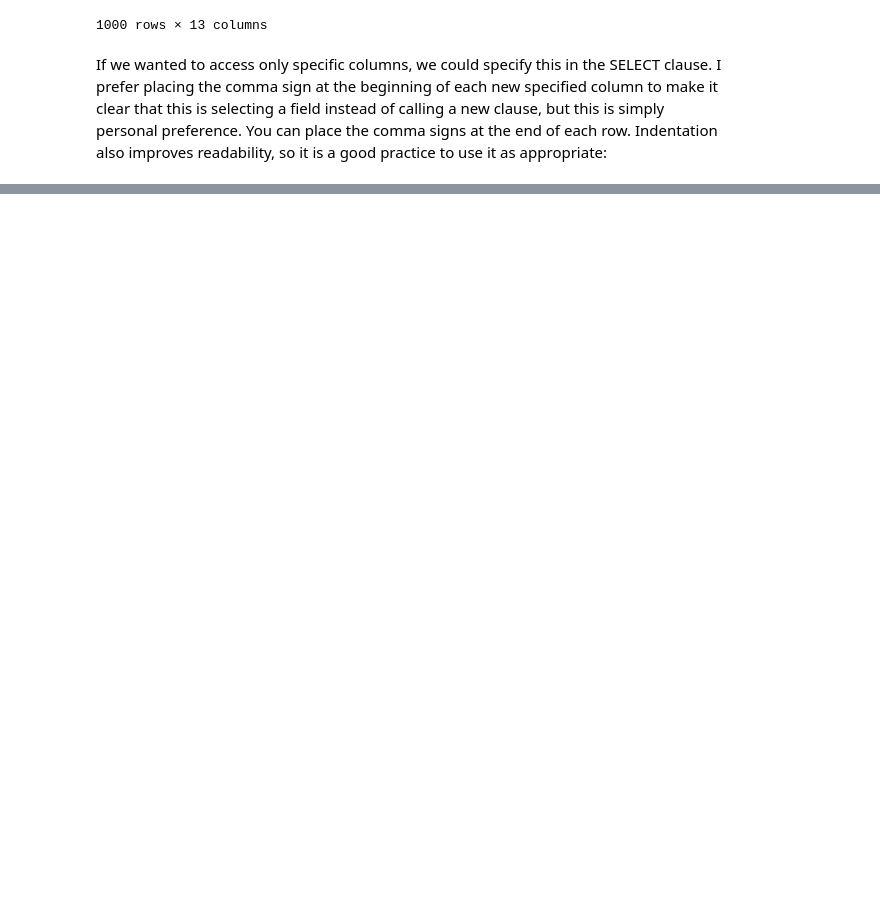
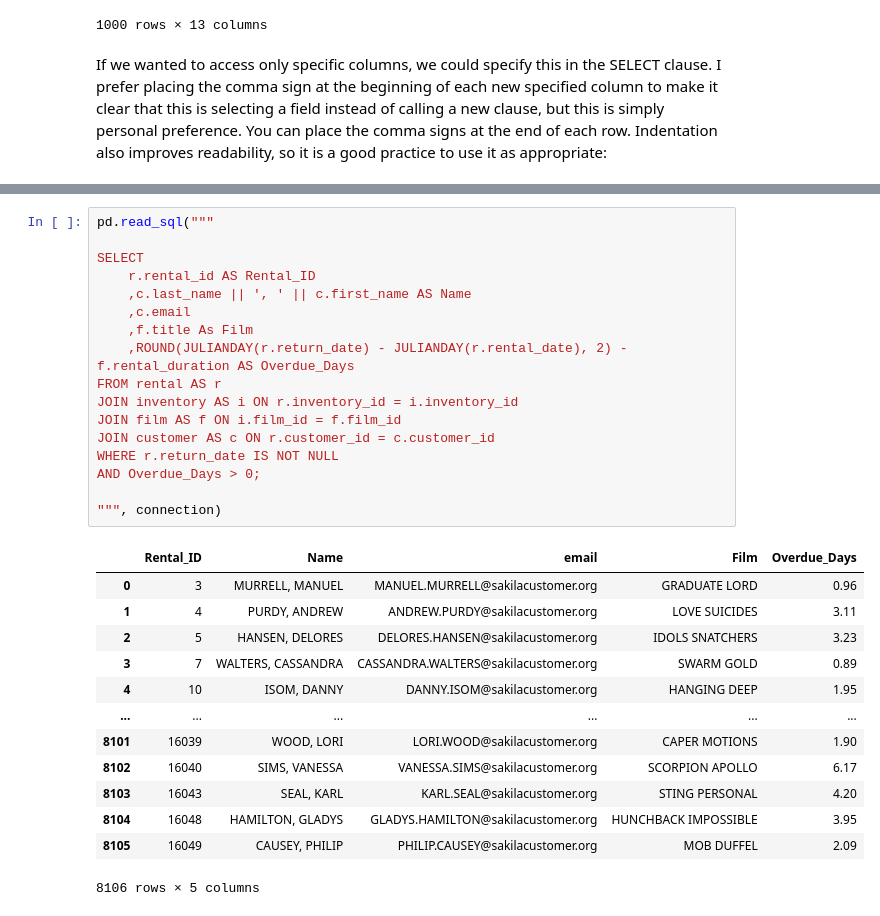
Before and after one commit to basmasirbal/SQL_DB_Project, a Jupyter notebook: SQL_main.ipynb, the cells around one changed output, grey strips where cells are left out. Drawn from its saved outputs; the diff is of its cells as text; blank space fills up the shorter version.

```diff
--- a/SQL_main.ipynb
+++ b/SQL_main.ipynb
@@ -136,0 +446,31 @@ payment
+# %%
+pd.read_sql("""
+
+SELECT
+    r.rental_id AS Rental_ID
+    ,c.last_name || ', ' || c.first_name AS Name
+    ,c.email
+    ,f.title As Film
+    ,ROUND(JULIANDAY(r.return_date) - JULIANDAY(r.rental_date), 2) - f.rental_duration AS Overdue_Days
+FROM rental AS r
+JOIN inventory AS i ON r.inventory_id = i.inventory_id
+JOIN film AS f ON i.film_id = f.film_id
+JOIN customer AS c ON r.customer_id = c.customer_id
+WHERE r.return_date IS NOT NULL
+AND Overdue_Days > 0;
+
+""", connection)
+# %% [output]
+|  | Rental_ID | Name | email | Film | Overdue_Days |
+| 0 | 3 | MURRELL, MANUEL | MANUEL.MURRELL@sakilacustomer.org | GRADUATE LORD | 0.96 |
+| 1 | 4 | PURDY, ANDREW | ANDREW.PURDY@sakilacustomer.org | LOVE SUICIDES | 3.11 |
+| 2 | 5 | HANSEN, DELORES | DELORES.HANSEN@sakilacustomer.org | IDOLS SNATCHERS | 3.23 |
+| 3 | 7 | WALTERS, CASSANDRA | CASSANDRA.WALTERS@sakilacustomer.org | SWARM GOLD | 0.89 |
+| 4 | 10 | ISOM, DANNY | DANNY.ISOM@sakilacustomer.org | HANGING DEEP | 1.95 |
+| ... | ... | ... | ... | ... | ... |
+| 8101 | 16039 | WOOD, LORI | LORI.WOOD@sakilacustomer.org | CAPER MOTIONS | 1.90 |
+| 8102 | 16040 | SIMS, VANESSA | VANESSA.SIMS@sakilacustomer.org | SCORPION APOLLO | 6.17 |
+| 8103 | 16043 | SEAL, KARL | KARL.SEAL@sakilacustomer.org | STING PERSONAL | 4.20 |
+| 8104 | 16048 | HAMILTON, GLADYS | GLADYS.HAMILTON@sakilacustomer.org | HUNCHBACK IMPOSSIBLE | 3.95 |
+| 8105 | 16049 | CAUSEY, PHILIP | PHILIP.CAUSEY@sakilacustomer.org | MOB DUFFEL | 2.09 |
+8106 rows × 5 columns
```
Also changed, not shown: parts of 34 cells of this notebook, 10 other files.
